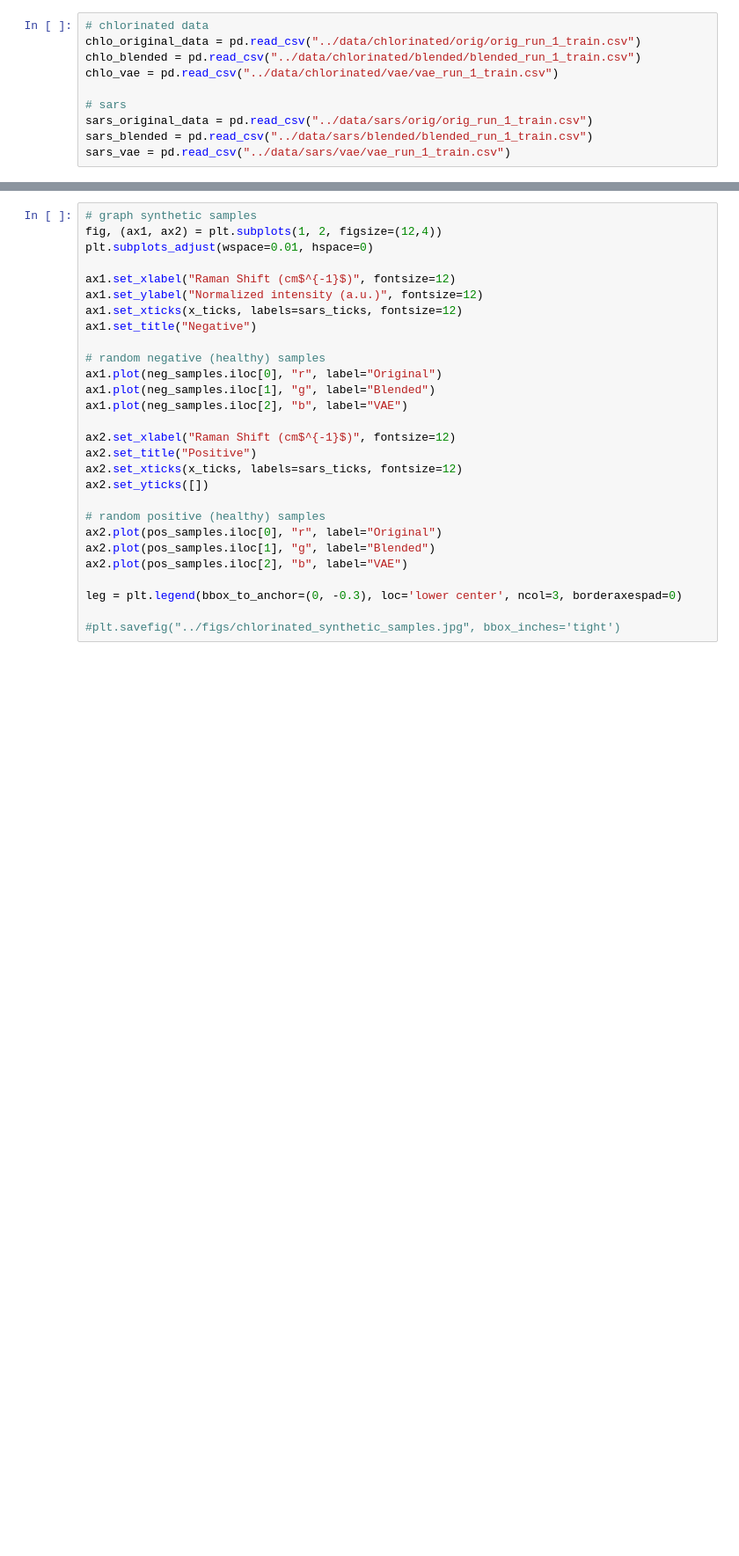
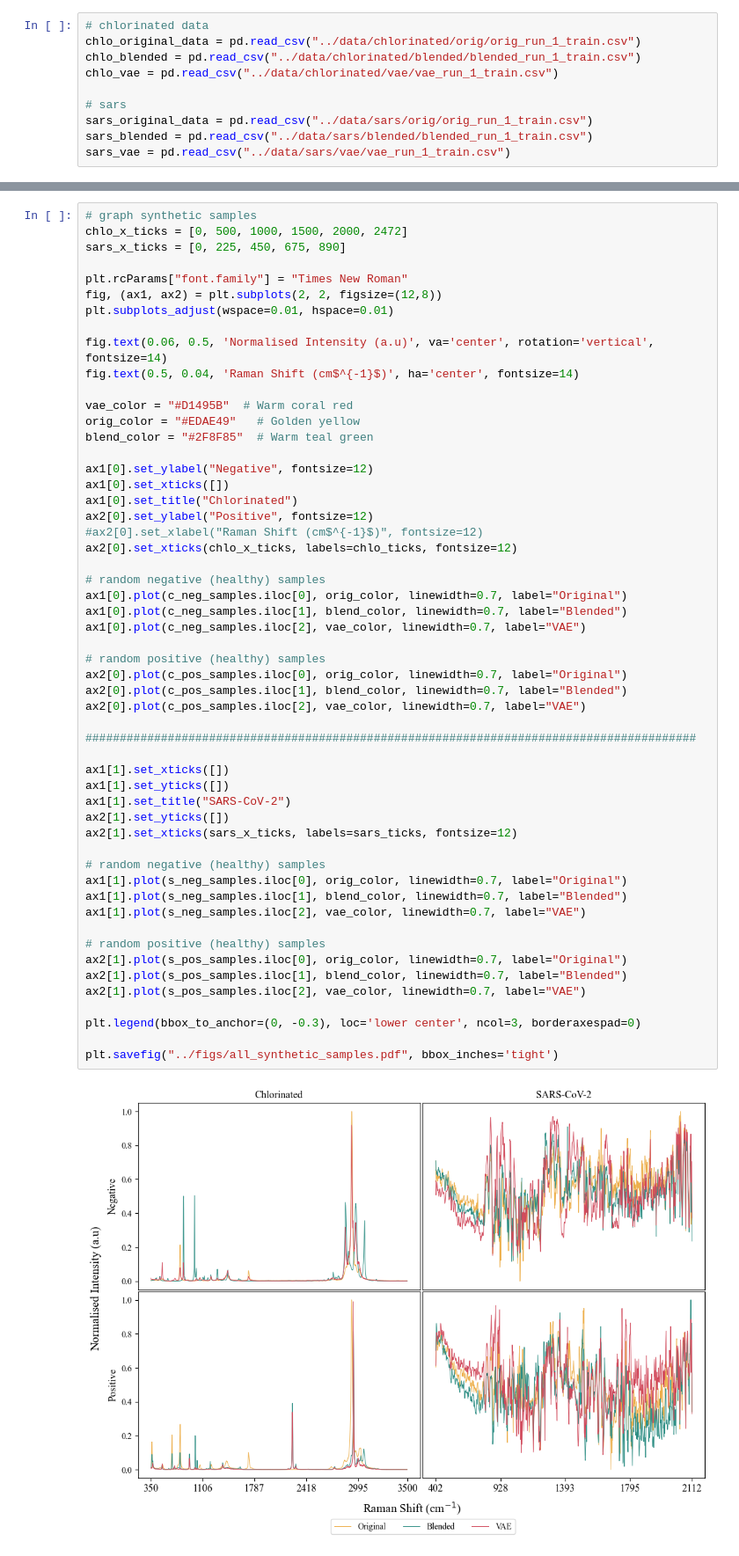
Before and after one commit to AaronFlanagan20/Analysis-of-Data-Synthesis-for-Raman-Spectroscopy, a Jupyter notebook: plots/graph_samples.ipynb, the cells around one changed output, grey strips where cells are left out. Shown at 88% size. Drawn from its saved outputs; the diff is of its cells as text; blank space fills up the shorter version.

```diff
--- a/plots/graph_samples.ipynb
+++ b/plots/graph_samples.ipynb
@@ -165,28 +209,56 @@ plt.savefig("../figs/all_synthetic_samples.png", bbox_inches='tight')
 # %%
 # graph synthetic samples
-fig, (ax1, ax2) = plt.subplots(1, 2, figsize=(12,4))
-plt.subplots_adjust(wspace=0.01, hspace=0)
+chlo_x_ticks = [0, 500, 1000, 1500, 2000, 2472]
+sars_x_ticks = [0, 225, 450, 675, 890]
 
-ax1.set_xlabel("Raman Shift (cm$^{-1}$)", fontsize=12)
-ax1.set_ylabel("Normalized intensity (a.u.)", fontsize=12)
-ax1.set_xticks(x_ticks, labels=sars_ticks, fontsize=12)
-ax1.set_title("Negative")
+plt.rcParams["font.family"] = "Times New Roman"
+fig, (ax1, ax2) = plt.subplots(2, 2, figsize=(12,8))
+plt.subplots_adjust(wspace=0.01, hspace=0.01)
+
+fig.text(0.06, 0.5, 'Normalised Intensity (a.u)', va='center', rotation='vertical', fontsize=14)
+fig.text(0.5, 0.04, 'Raman Shift (cm$^{-1}$)', ha='center', fontsize=14)
+
+vae_color = "#D1495B"  # Warm coral red
+orig_color = "#EDAE49"   # Golden yellow
+blend_color = "#2F8F85"  # Warm teal green
+
+ax1[0].set_ylabel("Negative", fontsize=12)
+ax1[0].set_xticks([])
+ax1[0].set_title("Chlorinated")
+ax2[0].set_ylabel("Positive", fontsize=12)
+#ax2[0].set_xlabel("Raman Shift (cm$^{-1}$)", fontsize=12)
+ax2[0].set_xticks(chlo_x_ticks, labels=chlo_ticks, fontsize=12)
 
 # random negative (healthy) samples
-ax1.plot(neg_samples.iloc[0], "r", label="Original")
-ax1.plot(neg_samples.iloc[1], "g", label="Blended")
-ax1.plot(neg_samples.iloc[2], "b", label="VAE")
-
-ax2.set_xlabel("Raman Shift (cm$^{-1}$)", fontsize=12)
-ax2.set_title("Positive")
-ax2.set_xticks(x_ticks, labels=sars_ticks, fontsize=12)
-ax2.set_yticks([])
+ax1[0].plot(c_neg_samples.iloc[0], orig_color, linewidth=0.7, label="Original")
+ax1[0].plot(c_neg_samples.iloc[1], blend_color, linewidth=0.7, label="Blended")
+ax1[0].plot(c_neg_samples.iloc[2], vae_color, linewidth=0.7, label="VAE")
 
 # random positive (healthy) samples
-ax2.plot(pos_samples.iloc[0], "r", label="Original")
-ax2.plot(pos_samples.iloc[1], "g", label="Blended")
-ax2.plot(pos_samples.iloc[2], "b", label="VAE")
+ax2[0].plot(c_pos_samples.iloc[0], orig_color, linewidth=0.7, label="Original")
+ax2[0].plot(c_pos_samples.iloc[1], blend_color, linewidth=0.7, label="Blended")
+ax2[0].plot(c_pos_samples.iloc[2], vae_color, linewidth=0.7, label="VAE")
 
-leg = plt.legend(bbox_to_anchor=(0, -0.3), loc='lower center', ncol=3, borderaxespad=0)
+#########################################################################################
 
-#plt.savefig("../figs/chlorinated_synthetic_samples.jpg", bbox_inches='tight')
+ax1[1].set_xticks([])
+ax1[1].set_yticks([])
+ax1[1].set_title("SARS-CoV-2")
+ax2[1].set_yticks([])
+ax2[1].set_xticks(sars_x_ticks, labels=sars_ticks, fontsize=12)
+
+# random negative (healthy) samples
+ax1[1].plot(s_neg_samples.iloc[0], orig_color, linewidth=0.7, label="Original")
+ax1[1].plot(s_neg_samples.iloc[1], blend_color, linewidth=0.7, label="Blended")
+ax1[1].plot(s_neg_samples.iloc[2], vae_color, linewidth=0.7, label="VAE")
+
+# random positive (healthy) samples
+ax2[1].plot(s_pos_samples.iloc[0], orig_color, linewidth=0.7, label="Original")
+ax2[1].plot(s_pos_samples.iloc[1], blend_color, linewidth=0.7, label="Blended")
+ax2[1].plot(s_pos_samples.iloc[2], vae_color, linewidth=0.7, label="VAE")
+
+plt.legend(bbox_to_anchor=(0, -0.3), loc='lower center', ncol=3, borderaxespad=0)
+
+plt.savefig("../figs/all_synthetic_samples.pdf", bbox_inches='tight')
+# %% [output]
+[figure, added]
```
Also changed, not shown: parts of 7 cells of this notebook, 3 other files.
